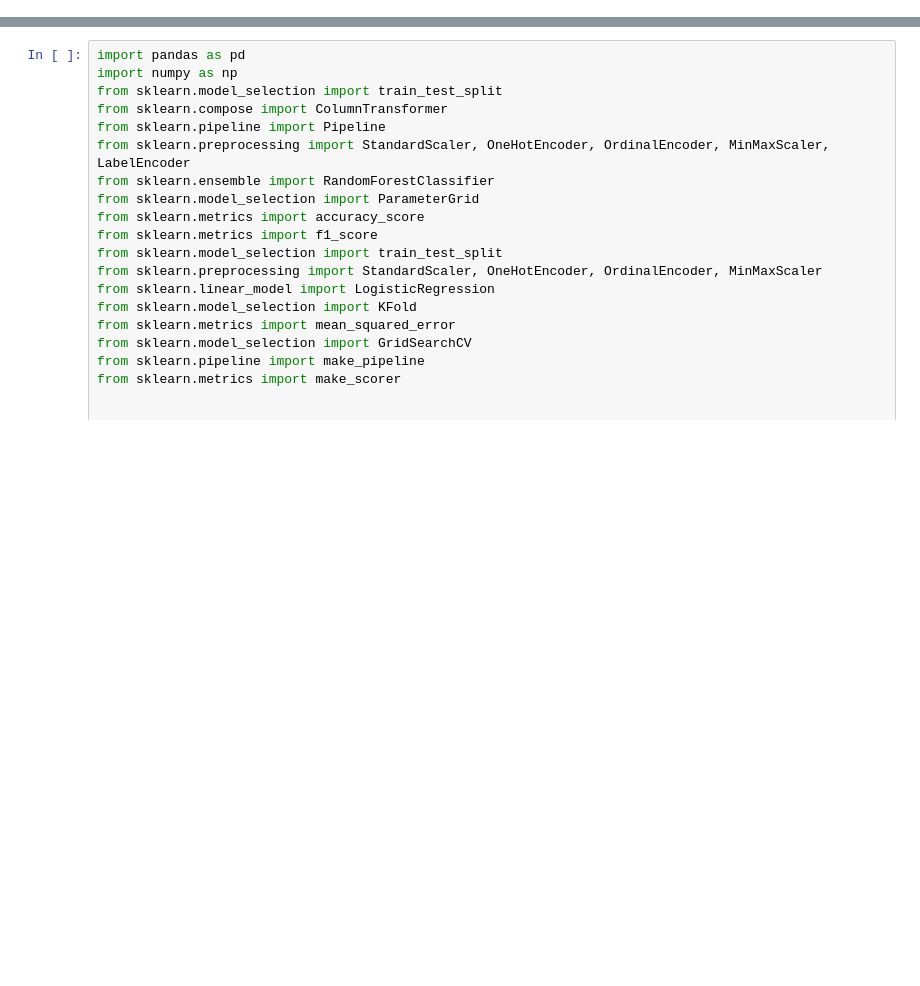
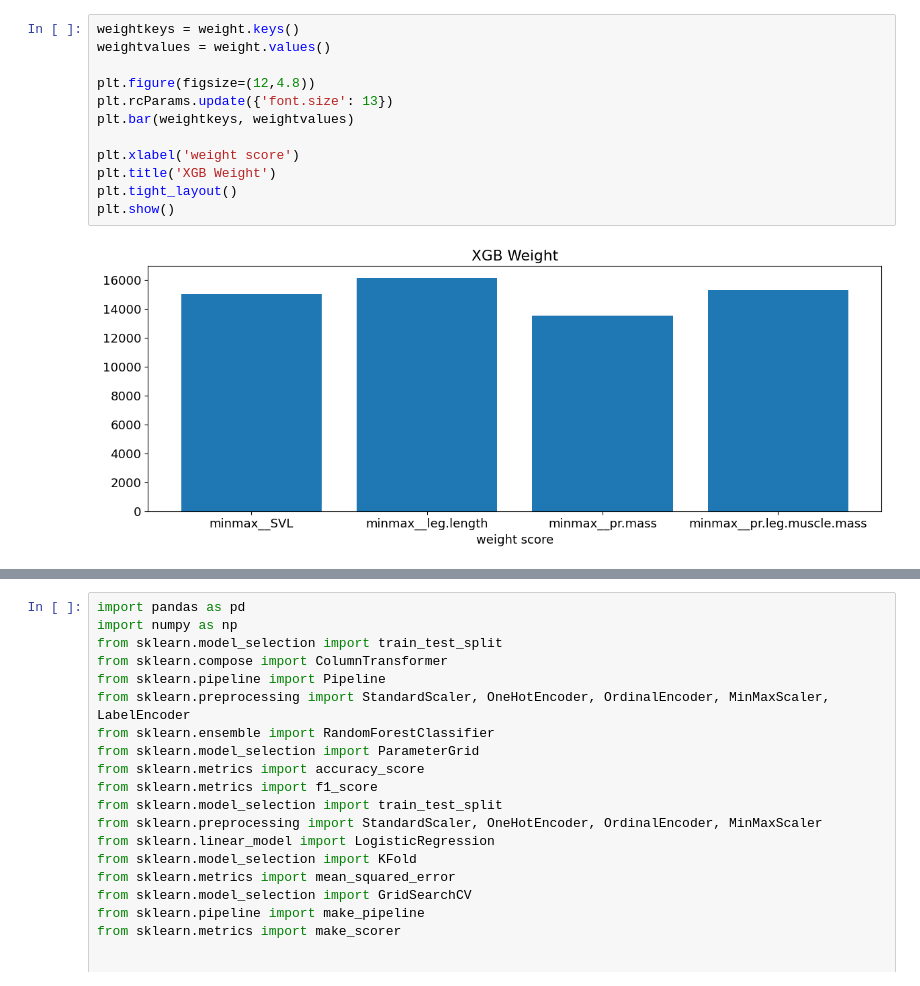
Before and after one commit to nandersonk/Frog-Microhabitat-Classification, a Jupyter notebook: src/DATA1030project.ipynb, the cells around one changed output, grey strips where cells are left out. Saved outputs shown, nothing was run; the diff lists cells and outputs as text; blank space fills up the shorter version.

```diff
--- a/src/DATA1030project.ipynb
+++ b/src/DATA1030project.ipynb
@@ -502,0 +457,14 @@ KeyError: 'True'
+# %%
+weightkeys = weight.keys()
+weightvalues = weight.values()
+
+plt.figure(figsize=(12,4.8))
+plt.rcParams.update({'font.size': 13})
+plt.bar(weightkeys, weightvalues)
+
+plt.xlabel('weight score')
+plt.title('XGB Weight')
+plt.tight_layout()
+plt.show()
+# %% [output]
+[figure, added]
```
Also changed, not shown: parts of 43 cells of this notebook, 26 other files.
